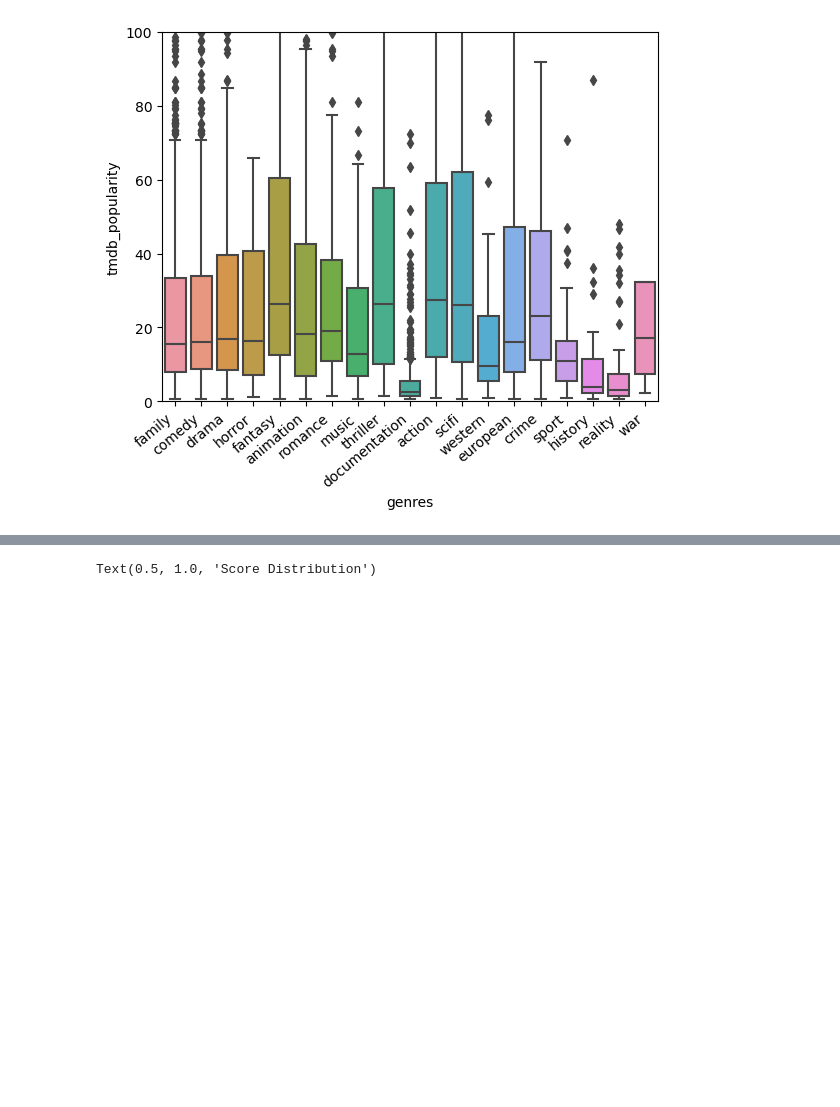
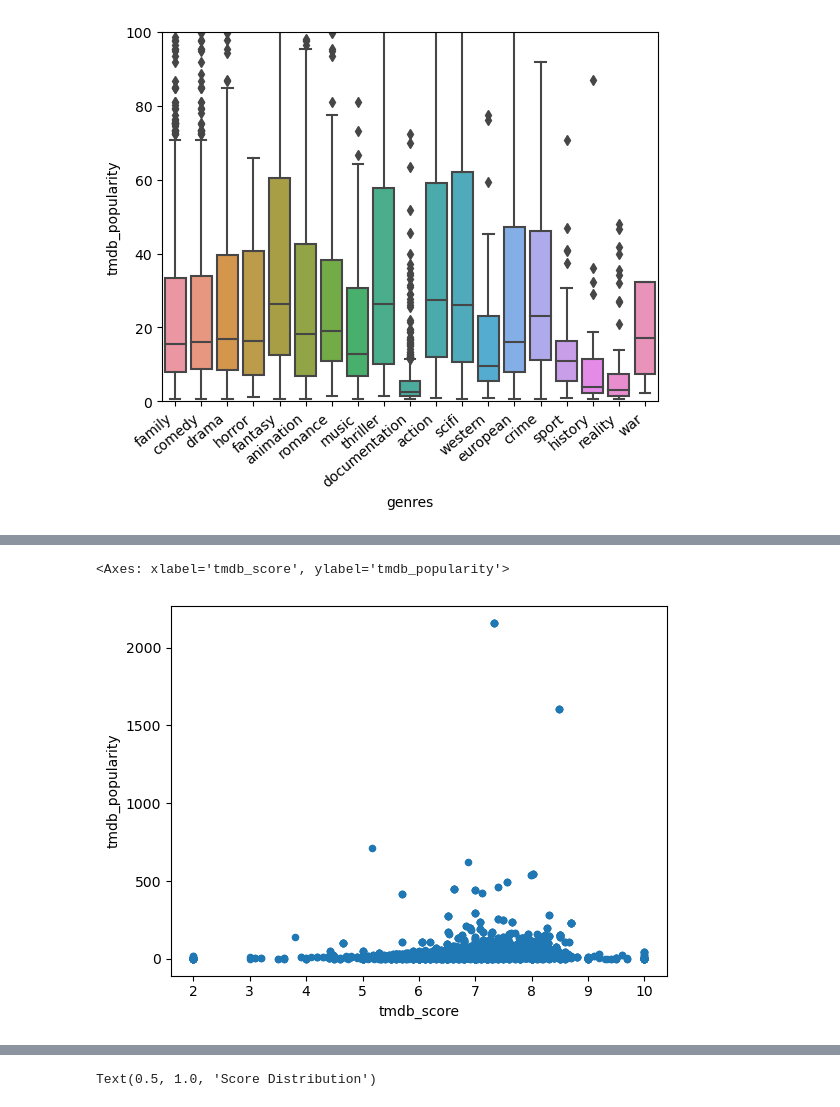
Before and after one commit to emchege/MIS546_Group_Project, a Jupyter notebook: workingdisney+.ipynb, the cells around one changed output, grey strips where cells are left out. Cells and saved outputs as stored; diff of their text form; code cells hidden in the pictures; blank space fills up the shorter version.

```diff
--- a/workingdisney+.ipynb
+++ b/workingdisney+.ipynb
@@ -2104,0 +2120,6 @@ plt.show()
+# %%
+#scatter plot of score and popularity
+genre_df4.plot.scatter (x='tmdb_score', y= 'tmdb_popularity')
+# %% [output]
+<Axes: xlabel='tmdb_score', ylabel='tmdb_popularity'>
+[figure, added]
```
Also changed, not shown: parts of 8 cells of this notebook.
